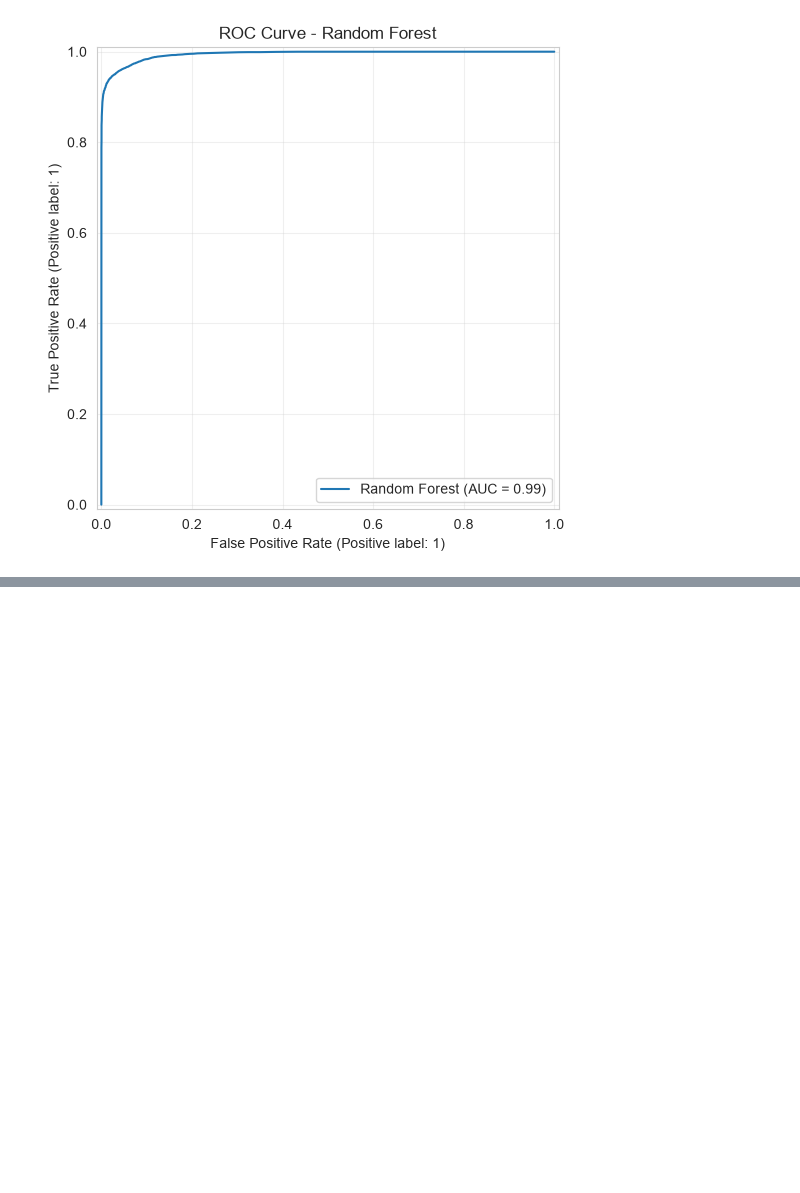
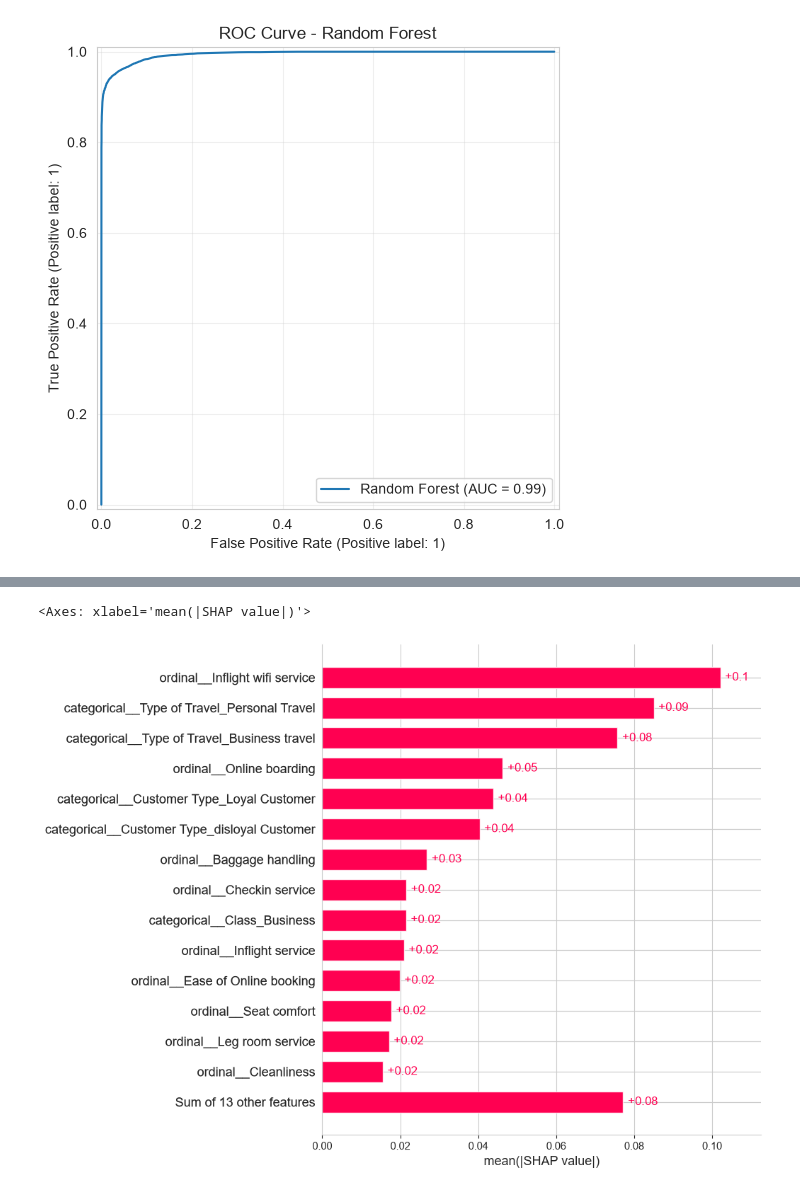
Before and after one commit to Shehzaad-S/udacity-applied-ml-project, a Jupyter notebook: modeling.ipynb, the cells around one changed output, grey strips where cells are left out. Drawn from its saved outputs; the diff is of its cells as text; code cells hidden in the pictures; blank space fills up the shorter version.

```diff
--- a/modeling.ipynb
+++ b/modeling.ipynb
@@ -1023,0 +1104,9 @@ The Random Forest model achieved a ROC-AUC score of 0.9943, indicating excellent
+# %%
+shap.plots.bar(
+    shap_values_positive,
+    max_display=15,
+    show=False
+)
+# %% [output]
+<Axes: xlabel='mean(|SHAP value|)'>
+[figure, added]
```
Also changed, not shown: parts of 23 cells of this notebook.
